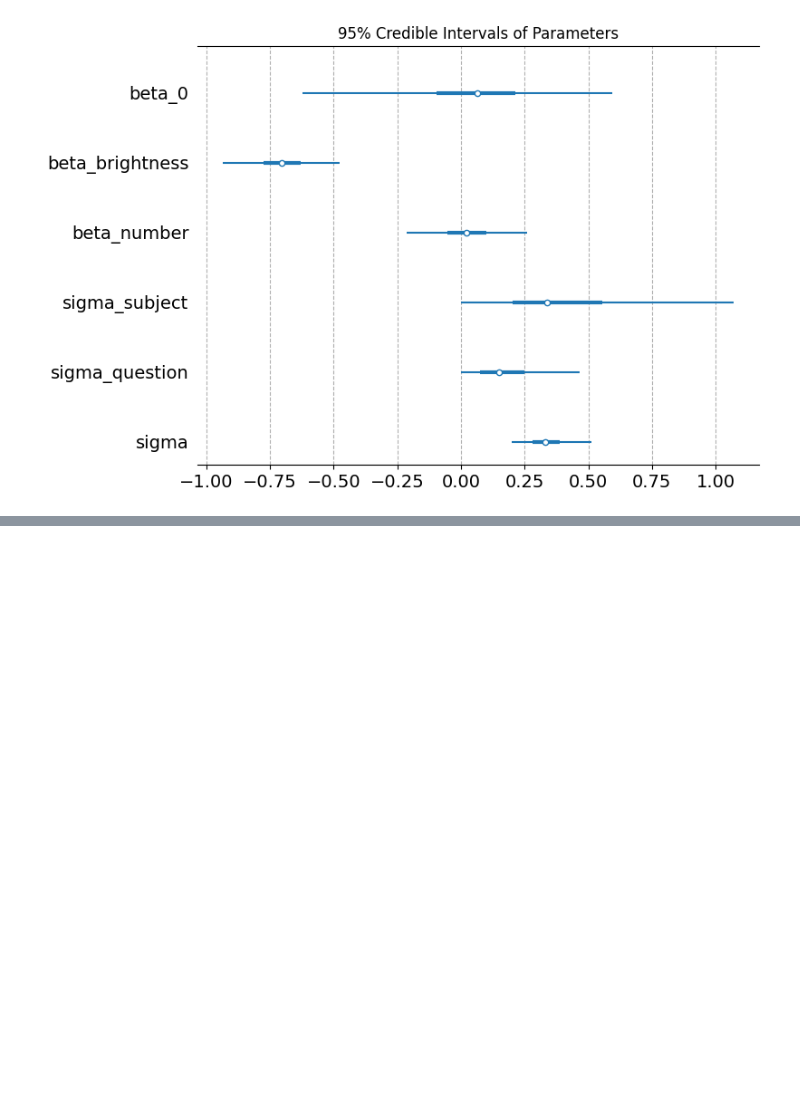
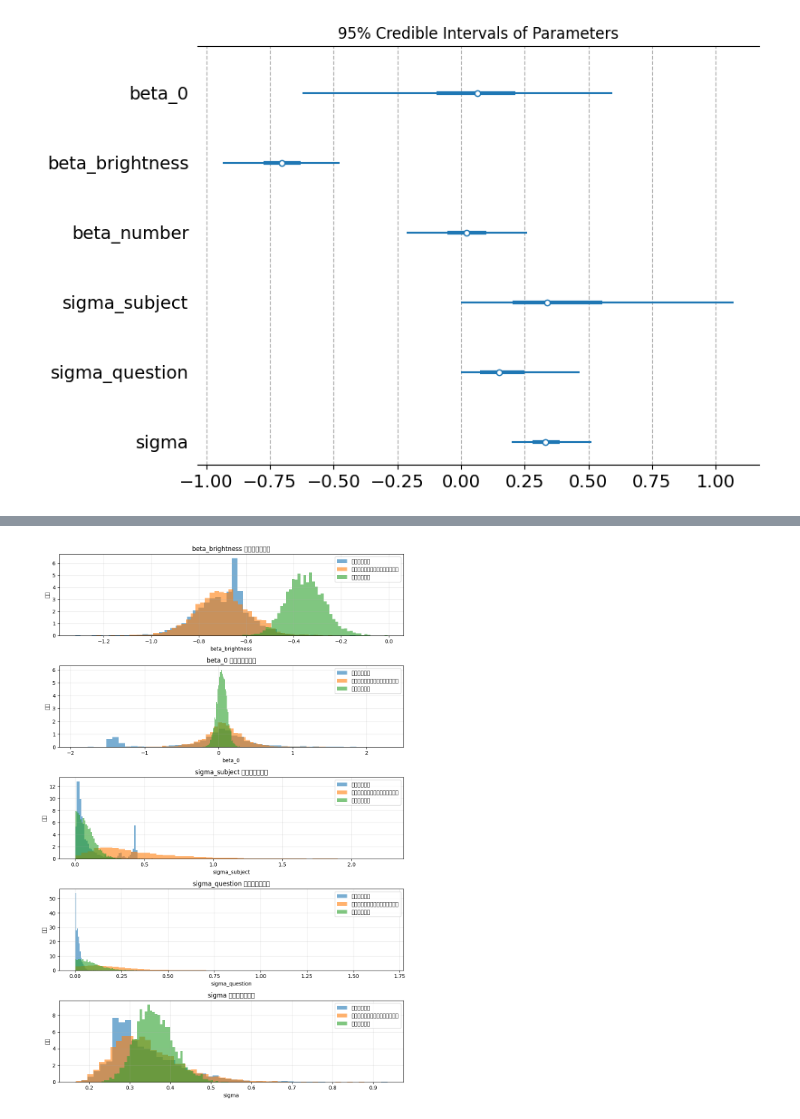
Before and after one commit to shun999/je, a Jupyter notebook: 20251230/MixedModel.ipynb, the cells around one changed output, grey strips where cells are left out. Saved outputs shown, nothing was run; the diff lists cells and outputs as text; code cells hidden in the pictures; blank space fills up the shorter version.

```diff
--- a/20251230/MixedModel.ipynb
+++ b/20251230/MixedModel.ipynb
@@ -371,0 +524,20 @@ plt.show()
+# %%
+# ============================================
+# 感度分析結果の比較：要約統計量
+# ============================================
+
+print("\n【感度分析結果：主要パラメータの比較】\n")
+print("=" * 80)
+
+# 主要パラメータを比較
+key_params = ["beta_brightness", "beta_0", "sigma_subject", "sigma_question"]
+
+for param in key_params:
+    print(f"\n【{param}】")
+    print("-" * 80)
+    for config_name in prior_configs.keys():
+        if param in summaries[config_name].index:
+            row = summaries[config_name].loc[param]
+            print(f"{config_name:30s} | 平均: {row['mean']:8.4f} | "
+                  f"95%HDI: [{row['hdi_2.5%']:8.4f}, {row['hdi_97.5%']:8.4f}]")
+    print()
@@ -371,0 +562,30 @@ plt.show()
+# %%
+# ============================================
+# 感度分析結果の可視化：事後分布の比較
+# ============================================
+
+# 主要パラメータの事後分布を比較
+key_params = ["beta_brightness", "beta_0", "sigma_subject", "sigma_question", "sigma"]
+
+fig, axes = plt.subplots(len(key_params), 1, figsize=(10, 3*len(key_params)))
+if len(key_params) == 1:
+    axes = [axes]
+
+for idx, param in enumerate(key_params):
+    ax = axes[idx]
+
+    for config_name, trace_sens in traces.items():
+        if param in trace_sens.posterior:
+            samples = trace_sens.posterior[param].values.flatten()
+            ax.hist(samples, bins=50, alpha=0.6, label=config_name, density=True)
+
+    ax.set_xlabel(param)
+    ax.set_ylabel("密度")
+    ax.set_title(f"{param} の事後分布比較")
+    ax.legend()
+    ax.grid(True, alpha=0.3)
+
+plt.tight_layout()
+plt.show()
+# %% [output]
+[figure, added]
```
Also changed, not shown: parts of 8 cells of this notebook.
